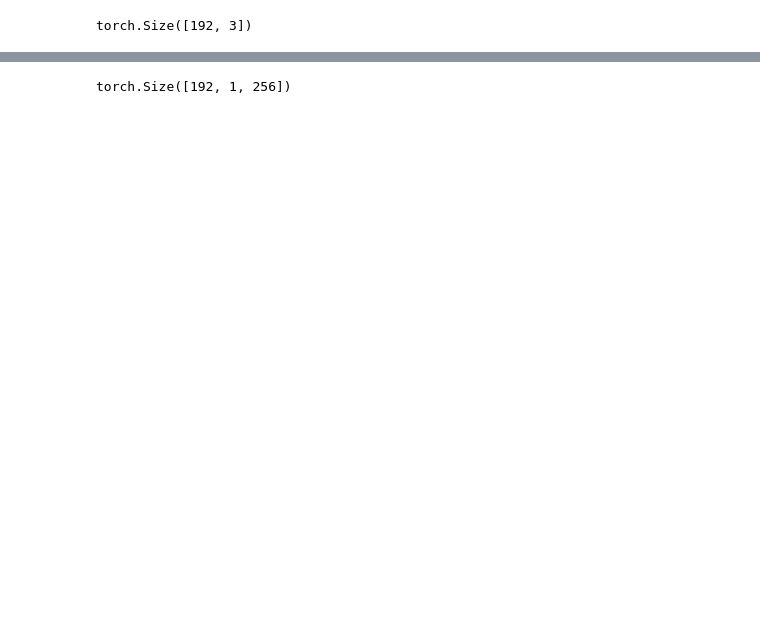
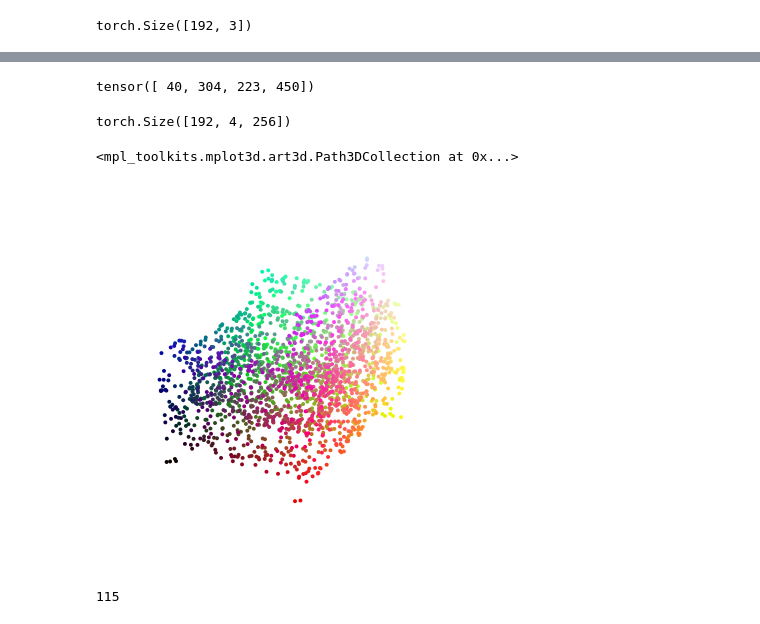
Before and after one commit to LarsKue/context-aware-flow-matching, a Jupyter notebook: experiments/2023-12-25 ModelNet10 Rotation.ipynb, the cells around one changed output, grey strips where cells are left out. Drawn from its saved outputs; the diff is of its cells as text; code cells hidden in the pictures; blank space fills up the shorter version.

```diff
--- a/experiments/2023-12-25 ModelNet10 Rotation.ipynb
+++ b/experiments/2023-12-25 ModelNet10 Rotation.ipynb
@@ -40,11 +41,3 @@ dataset = ModelNet10Dataset("data/modelnet10", shapes=["chair"])
 Found non-empty ModelNet10Dataset in data/modelnet10, skipping download...
 # %%
 train_data, val_data, test_data = random_split(dataset, [0.8, 0.1, 0.1])
-# %%
-cp = find_checkpoint(version=1)
-model = Model.load_from_checkpoint(cp, map_location="cpu")
-model.train_data = CAFMDataset(train_data, model.hparams.subset_size)
-model.val_data = CAFMDataset(val_data, model.hparams.subset_size)
-model.test_data = CAFMDataset(test_data, model.hparams.subset_size)
-model = model.eval()
-cp
@@ -52,0 +44,3 @@ cp
+# %%
+cp = find_checkpoint(version=2)
+model = Model.load_from_checkpoint(cp, map_location="cuda:0")
@@ -53,11 +55,14 @@ cp
 # %%
-shapes = 1
+shapes = 4
 duration = 8
 fps = 24
 points = 2048
+splits = 8
 
 features = 3
 steps = duration * fps
+
+use_blender = True
 # %%
 euler = torch.tensor([0, 0, 360], dtype=torch.float32)
 euler = torch.pi * euler / 180.0
@@ -86,6 +91,21 @@ torch.Size([192, 1, 2048, 3, 3])
-# %%
-embeddings = torch.randn(1, shapes, model.hparams.embeddings, device=model.device)
-embeddings = U.expand_dim(embeddings, 0, steps)
-embeddings.shape
-# %% [output]
-torch.Size([192, 1, 256])
+# %%
+choices = torch.randperm(len(model.val_data))[:shapes]
+print(choices)
+data = torch.stack([model.val_data[i][1] for i in choices], dim=0)
+data = data.to(model.device)
+embeddings = model.encoder(data)
+embeddings = embeddings.unsqueeze(0)
+embeddings = U.expand_dim(embeddings, 0, steps)
+embeddings.shape
+# %% [output]
+tensor([ 40, 304, 223, 450])
+torch.Size([192, 4, 256])
+# %%
+viz.scatter(data[0].cpu().numpy())
+# %% [output]
+<mpl_toolkits.mplot3d.art3d.Path3DCollection at 0x...>
+[figure, added]
+# %%
+model.train_data.inner.indices[40]
+# %% [output]
+115
```
Also changed, not shown: parts of 12 cells of this notebook, 13 other files.
